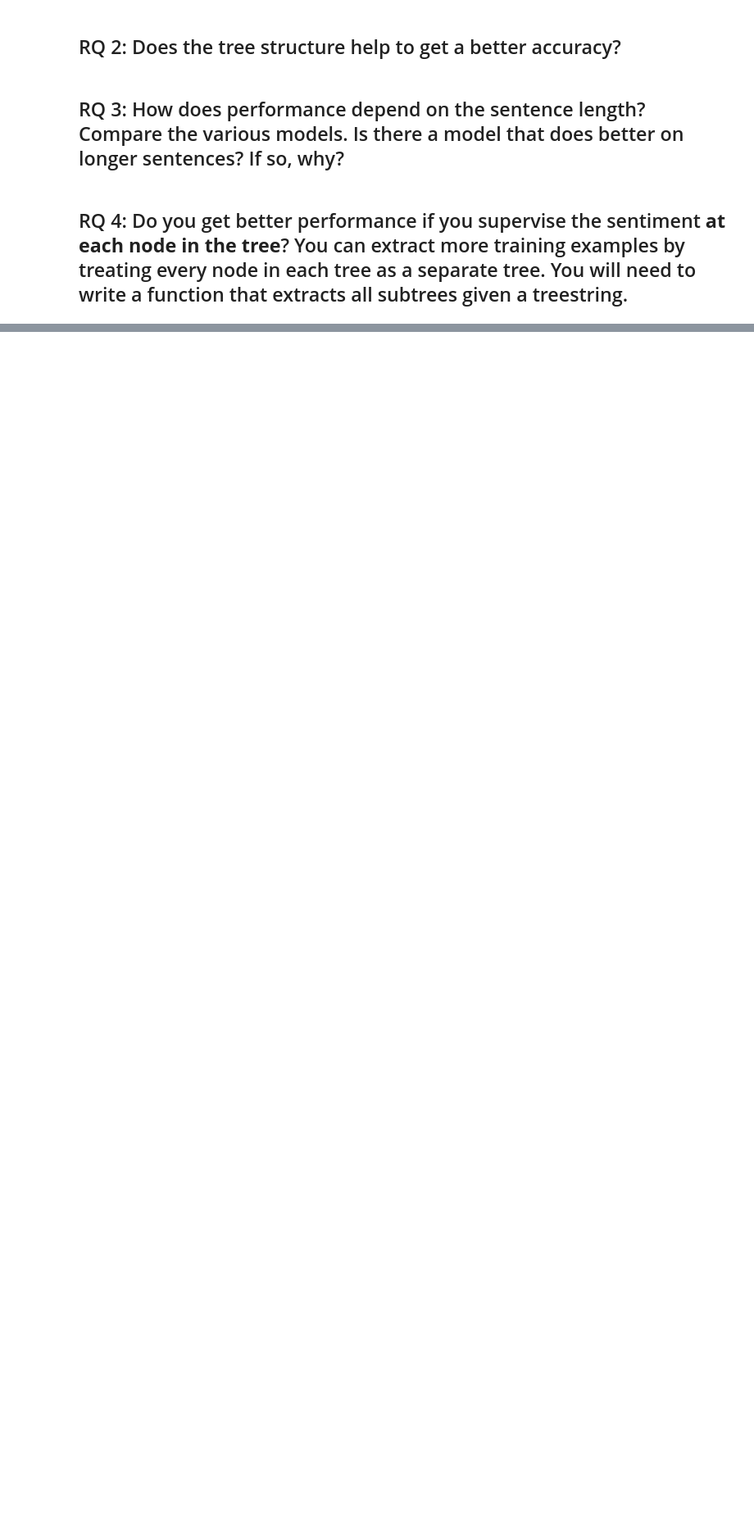
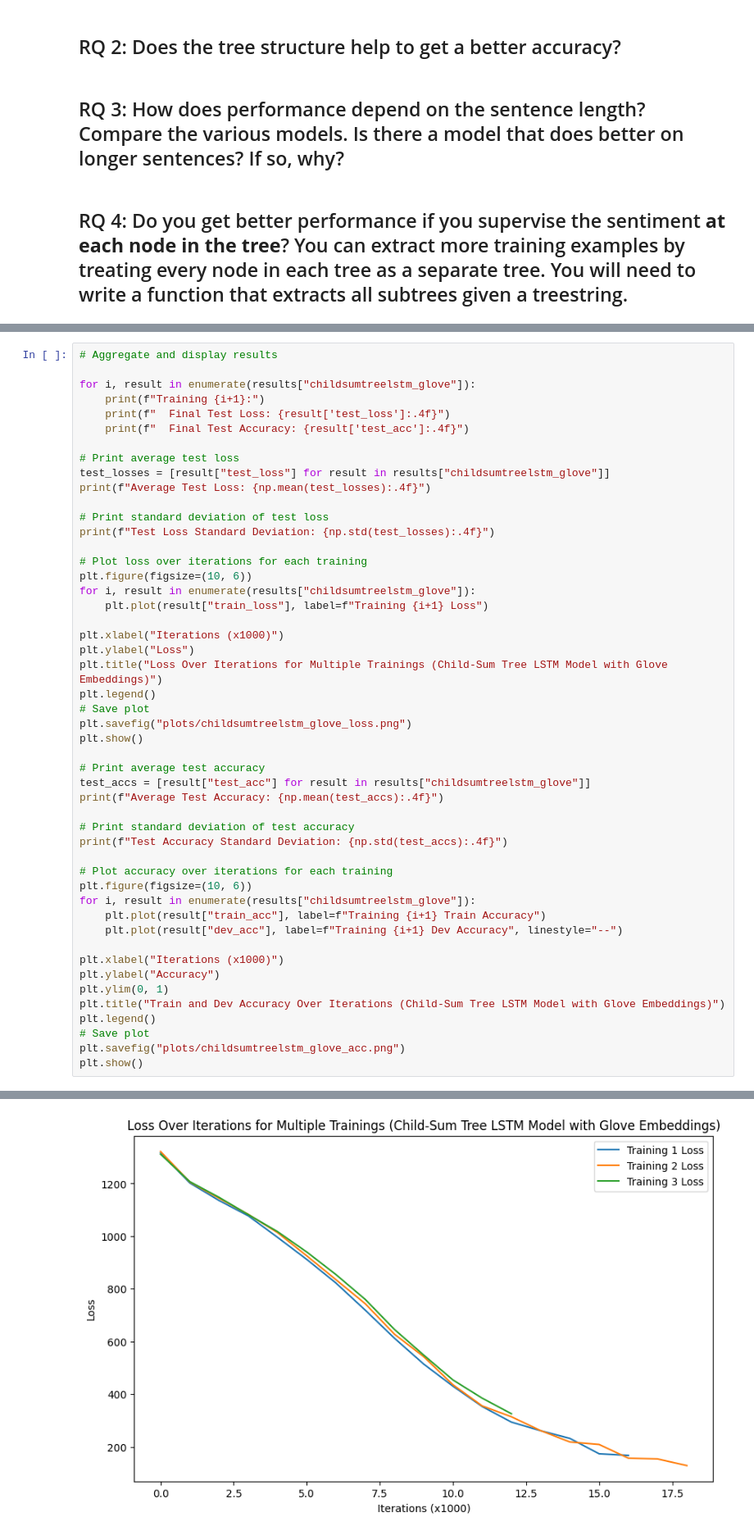
Before and after one commit to Carrask0/nlp_assignment2, a Jupyter notebook: NLP1 2024 Practical 2 (student_version).ipynb, the cells around one changed output, grey strips where cells are left out. Shown at 82% size. Cells and saved outputs as stored; diff of their text form; blank space fills up the shorter version.

Commit message:
child sum tree lstm

```diff
--- a/NLP1 2024 Practical 2 (student_version).ipynb
+++ b/NLP1 2024 Practical 2 (student_version).ipynb
@@ -3417,0 +3648,50 @@ filtered_data= sentence_length_filter(train_data,5,7)
+# %%
+# Aggregate and display results
+
+for i, result in enumerate(results["childsumtreelstm_glove"]):
+    print(f"Training {i+1}:")
+    print(f"  Final Test Loss: {result['test_loss']:.4f}")
+    print(f"  Final Test Accuracy: {result['test_acc']:.4f}")
+
+# Print average test loss
+test_losses = [result["test_loss"] for result in results["childsumtreelstm_glove"]]
+print(f"Average Test Loss: {np.mean(test_losses):.4f}")
+
+# Print standard deviation of test loss
+print(f"Test Loss Standard Deviation: {np.std(test_losses):.4f}")
+
+# Plot loss over iterations for each training
+plt.figure(figsize=(10, 6))
+for i, result in enumerate(results["childsumtreelstm_glove"]):
+    plt.plot(result["train_loss"], label=f"Training {i+1} Loss")
+
+plt.xlabel("Iterations (x1000)")
+plt.ylabel("Loss")
+plt.title("Loss Over Iterations for Multiple Trainings (Child-Sum Tree LSTM Model with Glove Embeddings)")
+plt.legend()
+# Save plot
+plt.savefig("plots/childsumtreelstm_glove_loss.png")
+plt.show()
+
+# Print average test accuracy
+test_accs = [result["test_acc"] for result in results["childsumtreelstm_glove"]]
+print(f"Average Test Accuracy: {np.mean(test_accs):.4f}")
+
+# Print standard deviation of test accuracy
+print(f"Test Accuracy Standard Deviation: {np.std(test_accs):.4f}")
+
+# Plot accuracy over iterations for each training
+plt.figure(figsize=(10, 6))
+for i, result in enumerate(results["childsumtreelstm_glove"]):
+    plt.plot(result["train_acc"], label=f"Training {i+1} Train Accuracy")
+    plt.plot(result["dev_acc"], label=f"Training {i+1} Dev Accuracy", linestyle="--")
+
+plt.xlabel("Iterations (x1000)")
+plt.ylabel("Accuracy")
+plt.ylim(0, 1)
+plt.title("Train and Dev Accuracy Over Iterations (Child-Sum Tree LSTM Model with Glove Embeddings)")
+plt.legend()
+# Save plot
+plt.savefig("plots/childsumtreelstm_glove_acc.png")
+plt.show()
+# %% [output]
@@ -3417,0 +3709 @@ filtered_data= sentence_length_filter(train_data,5,7)
+[figure, added]
```
Also changed, not shown: parts of 8 cells of this notebook, 5 other files.
